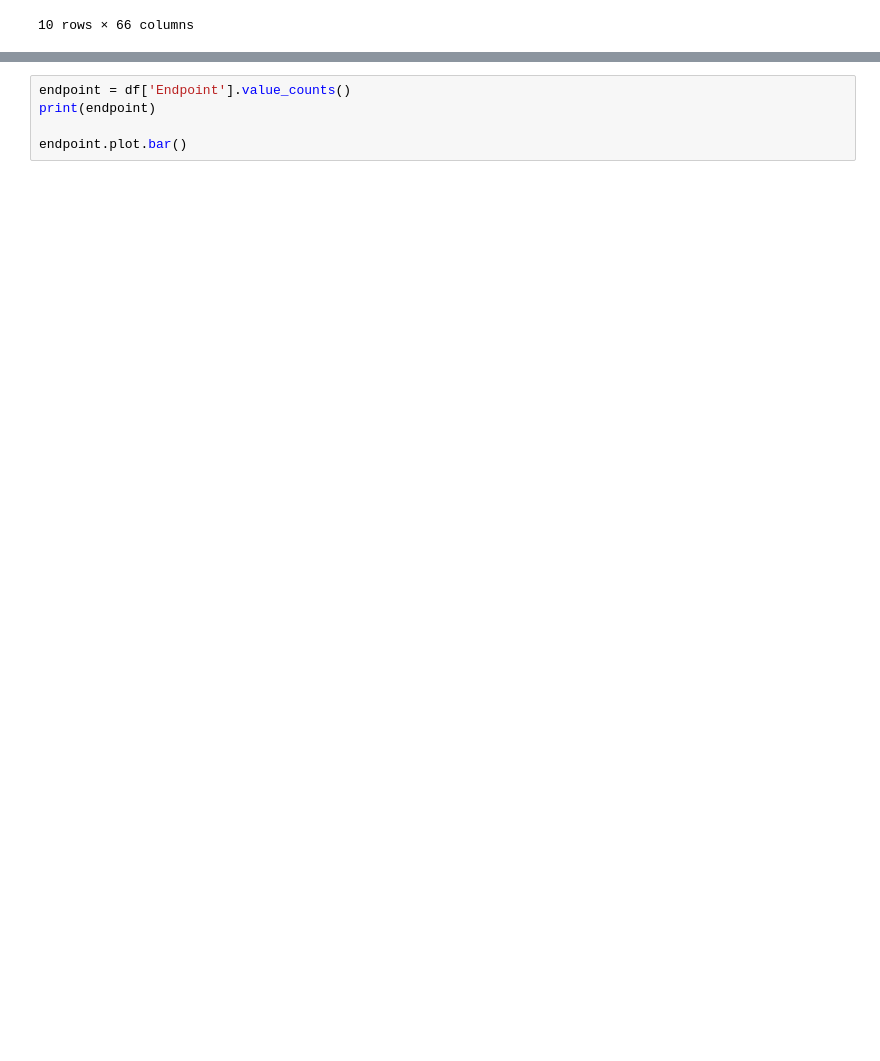
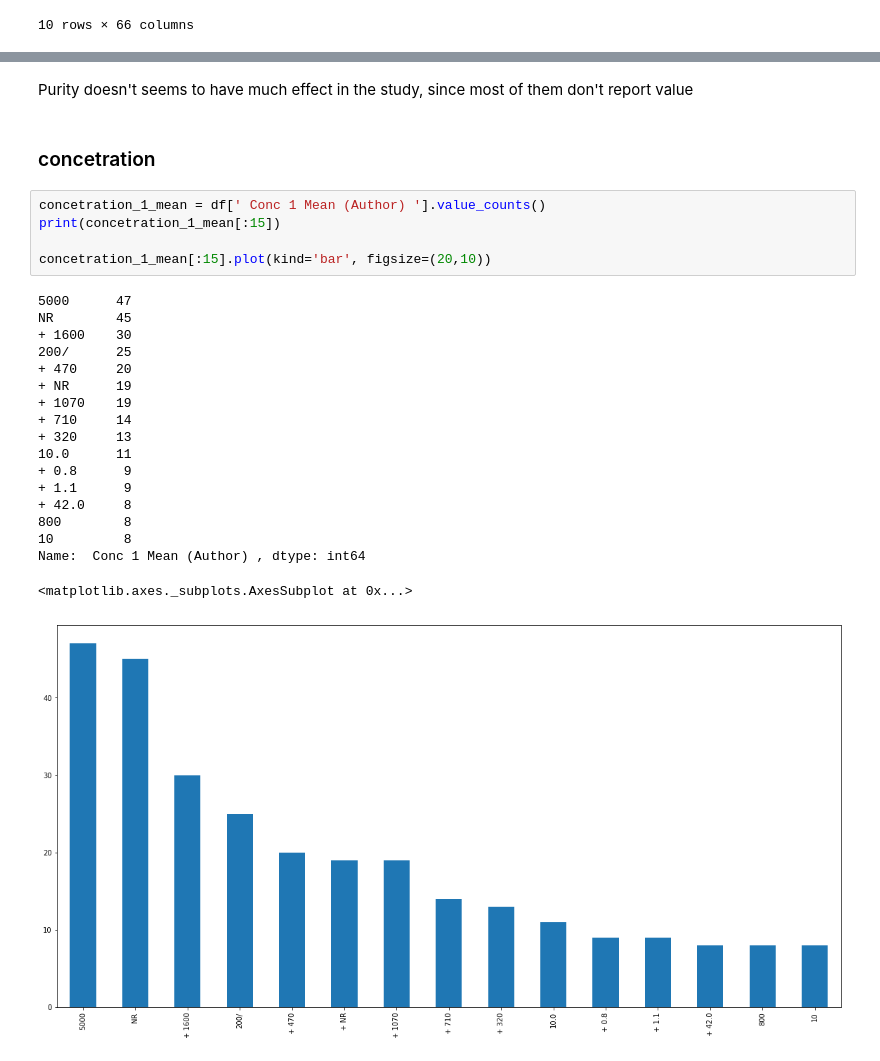
Before and after one commit to Kan4me/pupplystics, a Jupyter notebook: 0605_lcld.ipynb, the cells around one changed output, grey strips where cells are left out. Saved outputs shown, nothing was run; the diff lists cells and outputs as text; blank space fills up the shorter version.

```diff
--- a/0605_lcld.ipynb
+++ b/0605_lcld.ipynb
@@ -119,5 +128,28 @@ Name:  Chemical Purity Mean(%) , Length: 113, dtype: int64
-# %%
-endpoint = df['Endpoint'].value_counts()
-print(endpoint)
-
-endpoint.plot.bar()
+# %% [markdown]
+Purity doesn't seems to have much effect in the study, since most of them don't report value
+# %% [markdown]
+### concetration
+# %%
+concetration_1_mean = df[' Conc 1 Mean (Author) '].value_counts()
+print(concetration_1_mean[:15])
+
+concetration_1_mean[:15].plot(kind='bar', figsize=(20,10))
+# %% [output]
+5000      47
+NR        45
++ 1600    30
+200/      25
++ 470     20
++ NR      19
++ 1070    19
++ 710     14
++ 320     13
+10.0      11
++ 0.8      9
++ 1.1      9
++ 42.0     8
+800        8
+10         8
+Name:  Conc 1 Mean (Author) , dtype: int64
+<matplotlib.axes._subplots.AxesSubplot at 0x...>
+[figure, added]
```
Also changed, not shown: parts of 32 cells of this notebook.
